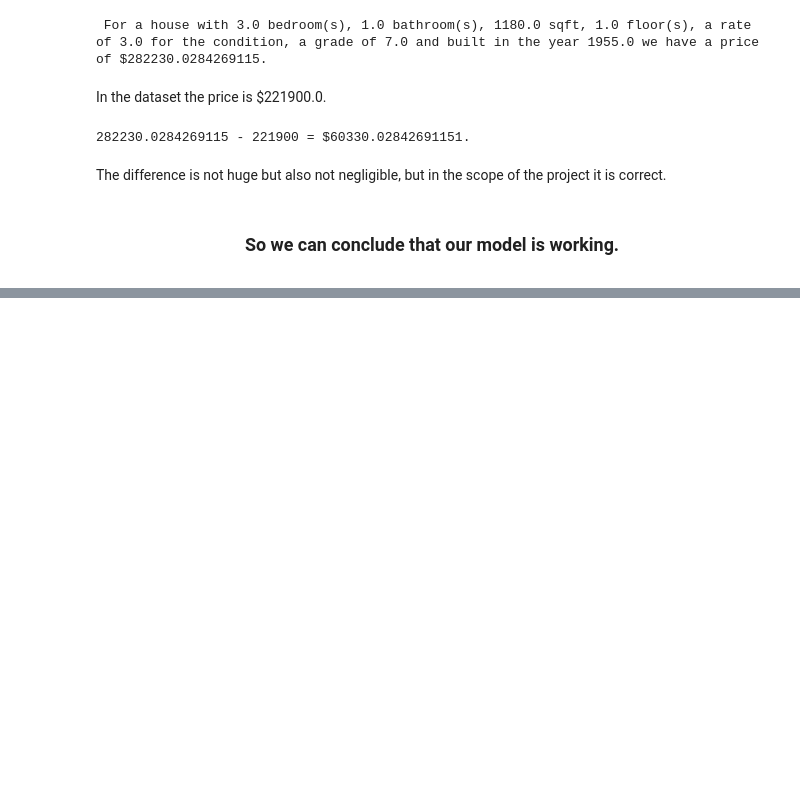
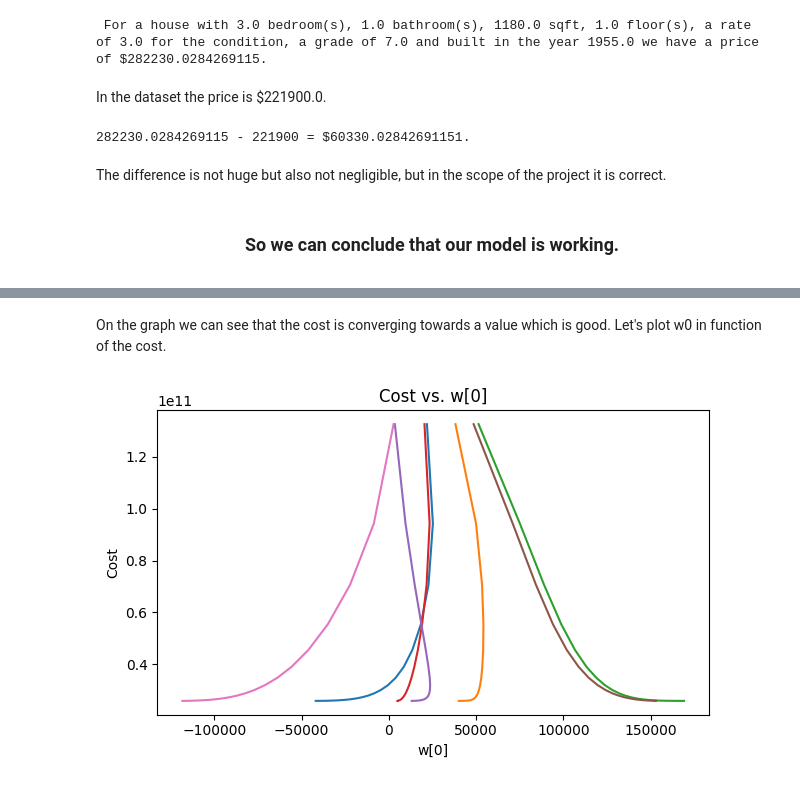
Before and after one commit to sorayapnblm/HousePricePredictionLinearRegression, a Jupyter notebook: notebook.ipynb, the cells around one changed output, grey strips where cells are left out. Cells and saved outputs as stored; diff of their text form; code cells hidden in the pictures; blank space fills up the shorter version.

```diff
--- a/notebook.ipynb
+++ b/notebook.ipynb
@@ -419,0 +530,17 @@ The difference is not huge but also not negligible, but in the scope of the proj
+# %% [markdown]
+On the graph we can see that the cost is converging towards a value which is good. Let's plot w0 in function of the cost.
+# %%
+w0_history = [parameters[0] for parameters in store_norm["parameters"]]
+# Create a plot of the cost history
+plt.figure(figsize=(12, 4))
+# Plot cost vs. w[0]
+plt.subplot(1, 2, 2)
+plt.plot(w0_history, cost_history_norm)
+plt.xlabel("w[0]")
+plt.ylabel("Cost")
+plt.title("Cost vs. w[0]")
+
+plt.tight_layout()
+plt.show()
+# %% [output]
+[figure, added]
```
Also changed, not shown: parts of 31 cells of this notebook.
